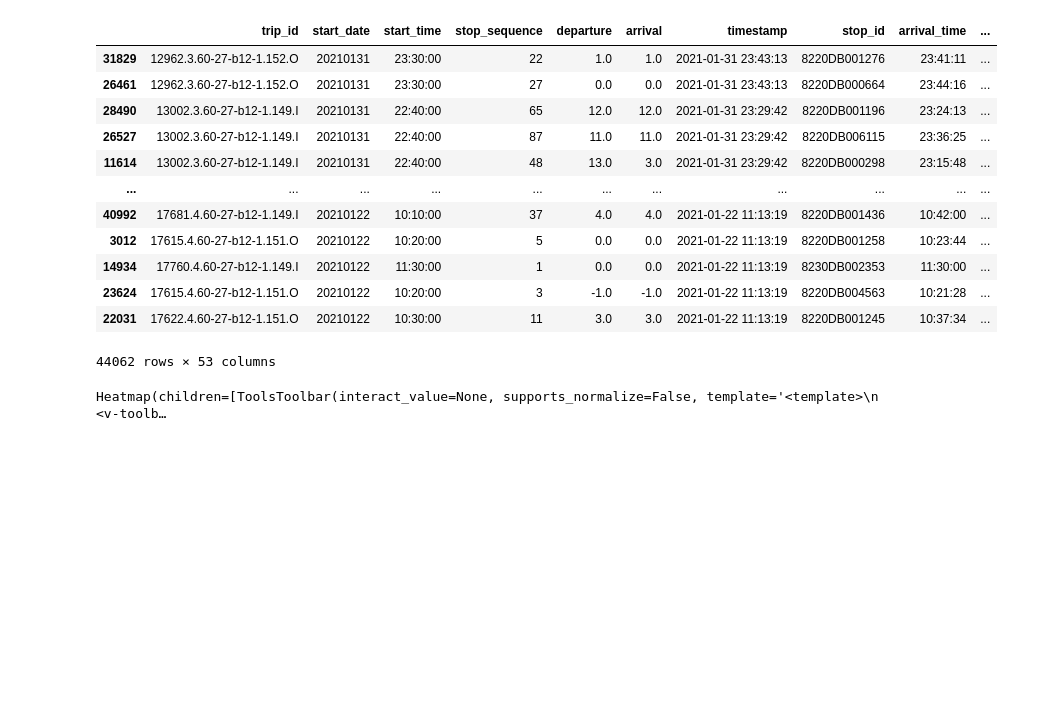
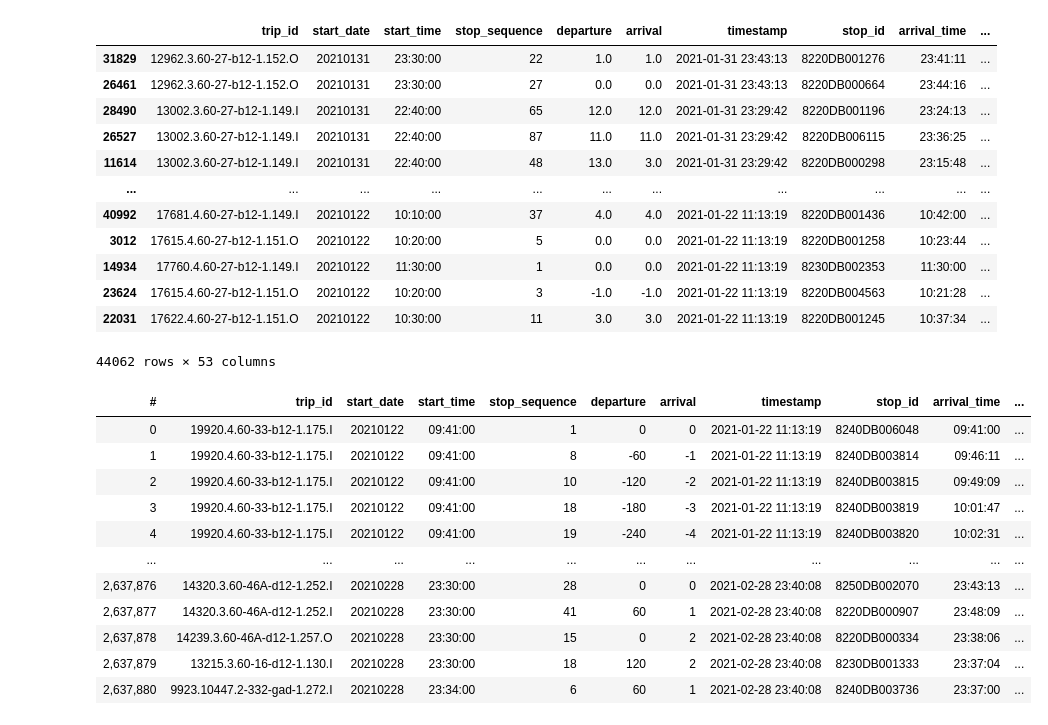
Before and after one commit to Drakodav/backend_d-dub, a Jupyter notebook: ml/processing/notebooks/gtfsr_create_model.ipynb, the cells around one changed output. Drawn from its saved outputs; the diff is of its cells as text; code cells hidden in the pictures; blank space fills up the shorter version.

```diff
--- a/ml/processing/notebooks/gtfsr_create_model.ipynb
+++ b/ml/processing/notebooks/gtfsr_create_model.ipynb
@@ -519,4 +512,16 @@ model = Sequential()
-# %%
-df.plot_widget(df.lon, df.lat, shape=512, colormap='plasma', f='log1p', limits='minmax')
-# %% [output]
-Heatmap(children=[ToolsToolbar(interact_value=None, supports_normalize=False, template='<template>\n  <v-toolb…
+# %%
+df = vaex.open(os.path.join(outdir, "gtfsr_model.hdf5"))
+df
+# %% [output]
+| # | trip_id | start_date | start_time | stop_sequence | departure | arrival | timestamp | stop_id | arrival_time | ... |
+| 0 | 19920.4.60-33-b12-1.175.I | 20210122 | 09:41:00 | 1 | 0 | 0 | 2021-01-22 11:13:19 | 8240DB006048 | 09:41:00 | ... |
+| 1 | 19920.4.60-33-b12-1.175.I | 20210122 | 09:41:00 | 8 | -60 | -1 | 2021-01-22 11:13:19 | 8240DB003814 | 09:46:11 | ... |
+| 2 | 19920.4.60-33-b12-1.175.I | 20210122 | 09:41:00 | 10 | -120 | -2 | 2021-01-22 11:13:19 | 8240DB003815 | 09:49:09 | ... |
+| 3 | 19920.4.60-33-b12-1.175.I | 20210122 | 09:41:00 | 18 | -180 | -3 | 2021-01-22 11:13:19 | 8240DB003819 | 10:01:47 | ... |
+| 4 | 19920.4.60-33-b12-1.175.I | 20210122 | 09:41:00 | 19 | -240 | -4 | 2021-01-22 11:13:19 | 8240DB003820 | 10:02:31 | ... |
+| ... | ... | ... | ... | ... | ... | ... | ... | ... | ... | ... |
+| 2,637,876 | 14320.3.60-46A-d12-1.252.I | 20210228 | 23:30:00 | 28 | 0 | 0 | 2021-02-28 23:40:08 | 8250DB002070 | 23:43:13 | ... |
+| 2,637,877 | 14320.3.60-46A-d12-1.252.I | 20210228 | 23:30:00 | 41 | 60 | 1 | 2021-02-28 23:40:08 | 8220DB000907 | 23:48:09 | ... |
+| 2,637,878 | 14239.3.60-46A-d12-1.257.O | 20210228 | 23:30:00 | 15 | 0 | 2 | 2021-02-28 23:40:08 | 8220DB000334 | 23:38:06 | ... |
+| 2,637,879 | 13215.3.60-16-d12-1.130.I | 20210228 | 23:30:00 | 18 | 120 | 2 | 2021-02-28 23:40:08 | 8230DB001333 | 23:37:04 | ... |
+| 2,637,880 | 9923.10447.2-332-gad-1.272.I | 20210228 | 23:34:00 | 6 | 60 | 1 | 2021-02-28 23:40:08 | 8240DB003736 | 23:37:00 | ... |
```
Also changed, not shown: parts of 3 cells of this notebook, 5 other files.
